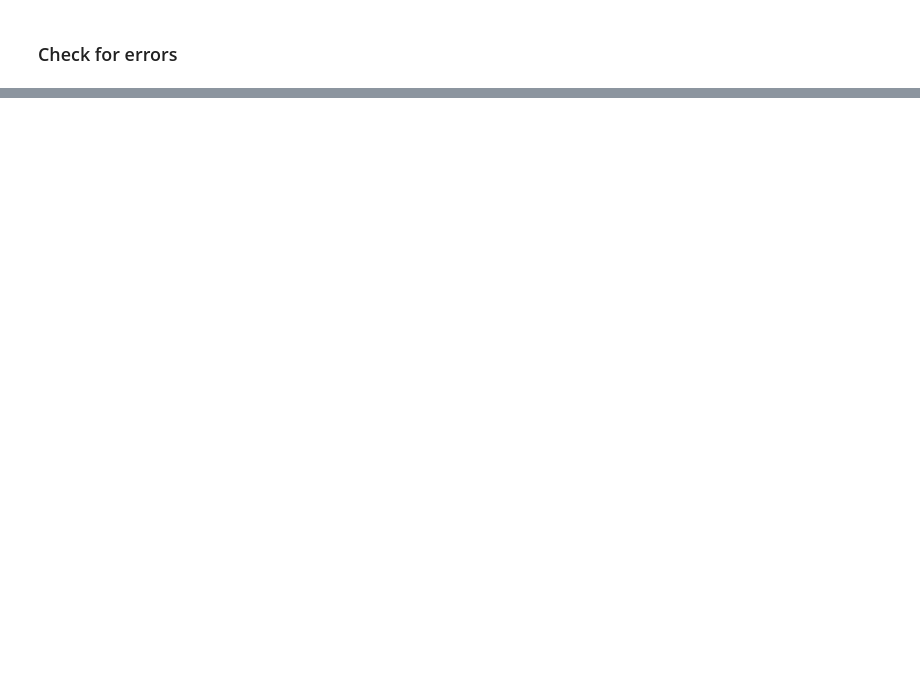
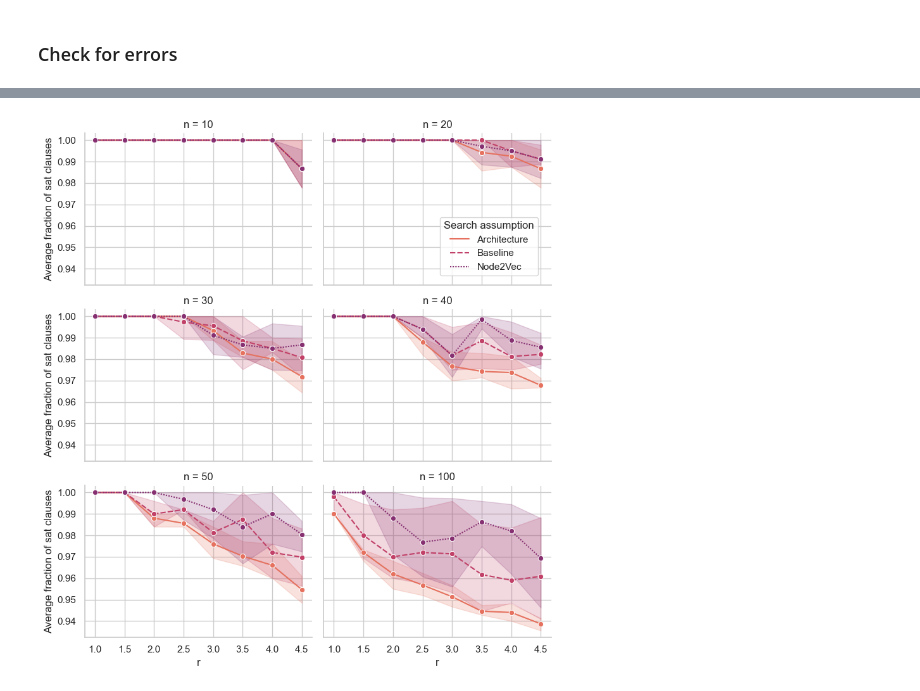
Before and after one commit to omargup/Policy-Gradient-MaxSAT-Solver, a Jupyter notebook: plot_exp.ipynb, the cells around one changed output, grey strips where cells are left out. Cells and saved outputs as stored; diff of their text form; code cells hidden in the pictures; blank space fills up the shorter version.

```diff
--- a/plot_exp.ipynb
+++ b/plot_exp.ipynb
@@ -255,6 +173,0 @@ df
-# %%
-l = [1, 2, 3, 4, 5, 6, 7, 8, 9, 10]
-
-l = sorted(l, reverse=True)
-
-l
@@ -262,0 +255,74 @@ l
+# %%
+# Load df_best_trials from csv
+csv_path = 'results/df_best_trials.csv'
+df_best_trials = pd.read_csv(csv_path)
+
+# Keep only exp, n, r, i, s, frac_sat
+df_max_frac_sat = df_best_trials[['exp', 'n', 'r', 'i', 's', 'frac_sat']]
+
+# Rename s to search
+#df_max_frac_sat = df_max_frac_sat.rename(columns={'s': 'search'})
+
+# Drop duplicates, keeping the fraction of satisfiable clauses with the highest value for each experiment
+df_max_frac_sat = df_max_frac_sat.drop_duplicates(subset=['exp'])
+
+# Generate figure
+plt.figure()
+sns.set_theme(style="whitegrid")
+g = sns.relplot(data=df_max_frac_sat, x="r", y="frac_sat", hue="s", style="s", col="n", col_wrap=2,
+                errorbar=('ci', 99), marker='o', palette='flare', kind='line',
+                facet_kws=dict(sharex=True, sharey=True), height=3, aspect=1.4, legend='auto')
+
+# g.axes[0].set_ylim(0.97, 1.003)
+# g.axes[1].set_ylim(0.97, 1.003)
+# g.axes[2].set_ylim(0.96, 1.003)
+# g.axes[3].set_ylim(0.96, 1.003)
+# g.axes[4].set_ylim(0.93, 1.003)
+# g.axes[5].set_ylim(0.93, 1.003)
+
+# g.axes[0].set_yticks([0.97, 0.98, 0.99, 1.00])
+# g.axes[1].set_yticks([0.97, 0.98, 0.99, 1.00])
+# g.axes[2].set_yticks([0.96, 0.97, 0.98, 0.99, 1.00])
+# g.axes[3].set_yticks([0.96, 0.97, 0.98, 0.99, 1.00])
+# g.axes[4].set_yticks([0.93, 0.94, 0.95, 0.96, 0.97, 0.98, 0.99, 1.00])
+# g.axes[5].set_yticks([0.93, 0.94, 0.95, 0.96, 0.97, 0.98, 0.99, 1.00])
+
+g.axes[0].set_yticks([0.94, 0.95, 0.96, 0.97, 0.98, 0.99, 1.00])
+g.axes[1].set_yticks([0.94, 0.95, 0.96, 0.97, 0.98, 0.99, 1.00])
+g.axes[2].set_yticks([0.94, 0.95, 0.96, 0.97, 0.98, 0.99, 1.00])
+g.axes[3].set_yticks([0.94, 0.95, 0.96, 0.97, 0.98, 0.99, 1.00])
+g.axes[4].set_yticks([0.94, 0.95, 0.96, 0.97, 0.98, 0.99, 1.00])
+g.axes[5].set_yticks([0.94, 0.95, 0.96, 0.97, 0.98, 0.99, 1.00])
+
+# # Eliminate y tick labels for all but the left column
+# g.axes[1].set_yticklabels([])
+# g.axes[3].set_yticklabels([])
+# g.axes[5].set_yticklabels([])
+
+g.axes[0].set_xticks([1.0, 1.5, 2.0, 2.5, 3.0, 3.5, 4.0, 4.5])
+g.axes[1].set_xticks([1.0, 1.5, 2.0, 2.5, 3.0, 3.5, 4.0, 4.5])
+g.axes[2].set_xticks([1.0, 1.5, 2.0, 2.5, 3.0, 3.5, 4.0, 4.5])
+g.axes[3].set_xticks([1.0, 1.5, 2.0, 2.5, 3.0, 3.5, 4.0, 4.5])
+g.axes[4].set_xticks([1.0, 1.5, 2.0, 2.5, 3.0, 3.5, 4.0, 4.5])
+g.axes[5].set_xticks([1.0, 1.5, 2.0, 2.5, 3.0, 3.5, 4.0, 4.5])
+
+g.axes[0].set_ylabel('Average fraction of sat clauses')
+g.axes[1].set_ylabel('')
+g.axes[2].set_ylabel('Average fraction of sat clauses')
+g.axes[3].set_ylabel('')
+g.axes[4].set_ylabel('Average fraction of sat clauses')
+g.axes[5].set_ylabel('')
+
+# Configure legend
+leg = g._legend
+leg.set_bbox_to_anchor([0.83, 0.75])
+new_labels = ['Architecture', 'Baseline', 'Node2Vec']
+for t, l in zip(leg.texts, new_labels): t.set_text(l)
+leg.set_title('Search assumption')
+leg.set_frame_on(True)
+
+#plt.tight_layout()
+#plt.show()
+plot_path = 'results/frac_sat_by_n.png'
+plt.savefig(plot_path, dpi=300, bbox_inches='tight', pad_inches=0.1)
+# %% [output]
@@ -262,0 +330 @@ l
+[figure, added]
```
Also changed, not shown: parts of 38 cells of this notebook.
